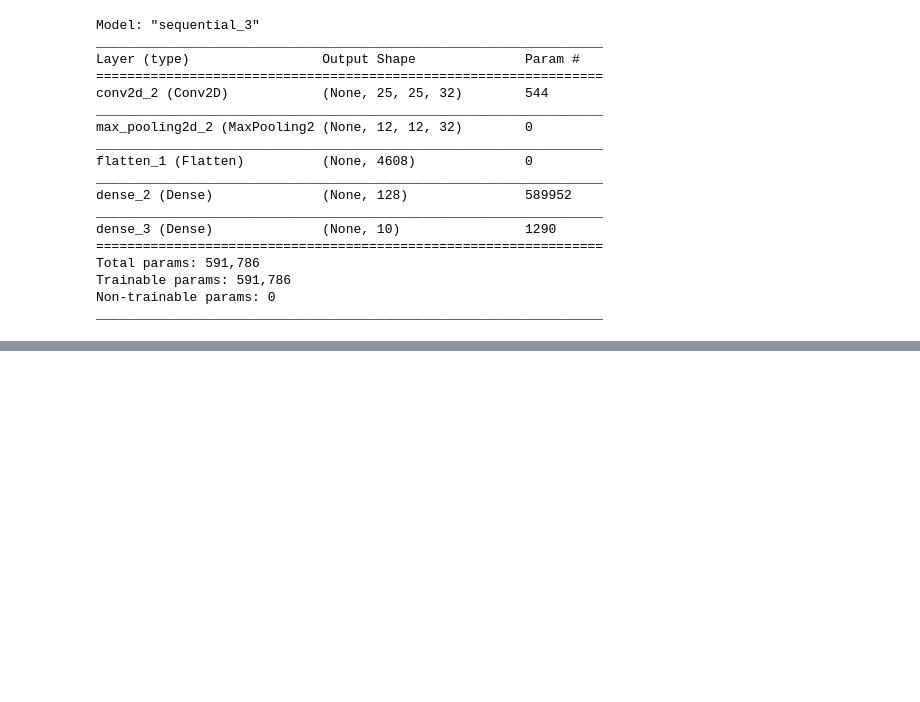
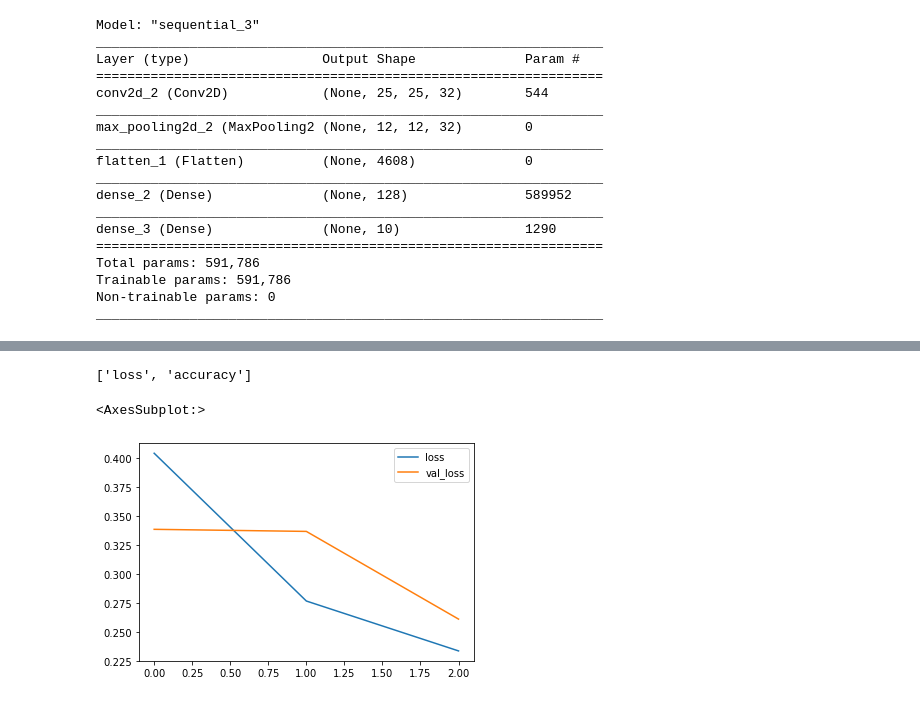
Before and after one commit to theprakharjain/CNN-on-Fashion_MNIST, a Jupyter notebook: fashion_mnist.ipynb, the cells around one changed output, grey strips where cells are left out. Drawn from its saved outputs; the diff is of its cells as text; code cells hidden in the pictures; blank space fills up the shorter version.

Commit message:
Trained and Evaluated the model

```diff
--- a/fashion_mnist.ipynb
+++ b/fashion_mnist.ipynb
@@ -92,0 +101,13 @@ model.fit(x_train, y_cat_train, validation_data=(x_test, y_cat_test), epochs=3)
+# %%
+model.metrics_names
+# %% [output]
+['loss', 'accuracy']
+# %%
+import pandas as pd
+
+metrics = pd.DataFrame(model.history.history)
+# %%
+metrics[['loss', 'val_loss']].plot()
+# %% [output]
+<AxesSubplot:>
+[figure, added]
```
Also changed, not shown: parts of 6 cells of this notebook.
